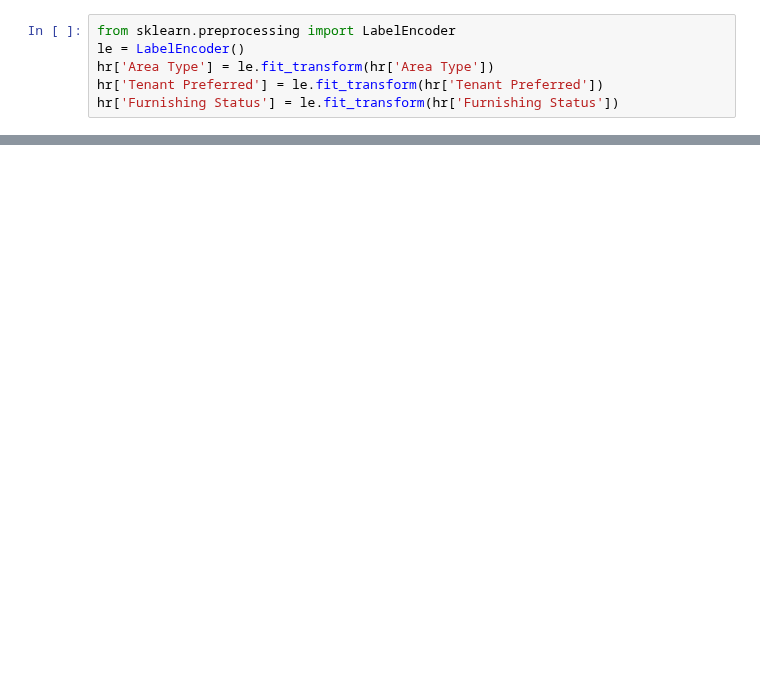
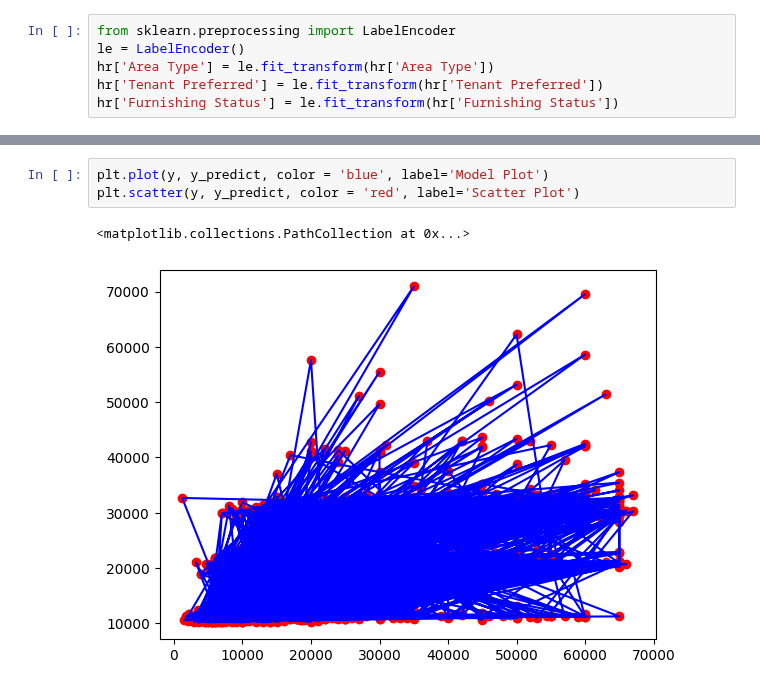
Before and after one commit to juneedpk/vscode-jupyter, a Jupyter notebook: eda_house_rent.ipynb, the cells around one changed output, grey strips where cells are left out. Saved outputs shown, nothing was run; the diff lists cells and outputs as text; blank space fills up the shorter version.

```diff
--- a/eda_house_rent.ipynb
+++ b/eda_house_rent.ipynb
@@ -193,0 +204,6 @@ ValueError: could not convert string to float: 'Rent'
+# %%
+plt.plot(y, y_predict, color = 'blue', label='Model Plot')
+plt.scatter(y, y_predict, color = 'red', label='Scatter Plot')
+# %% [output]
+<matplotlib.collections.PathCollection at 0x...>
+[figure, added]
```
Also changed, not shown: parts of 10 cells of this notebook.
